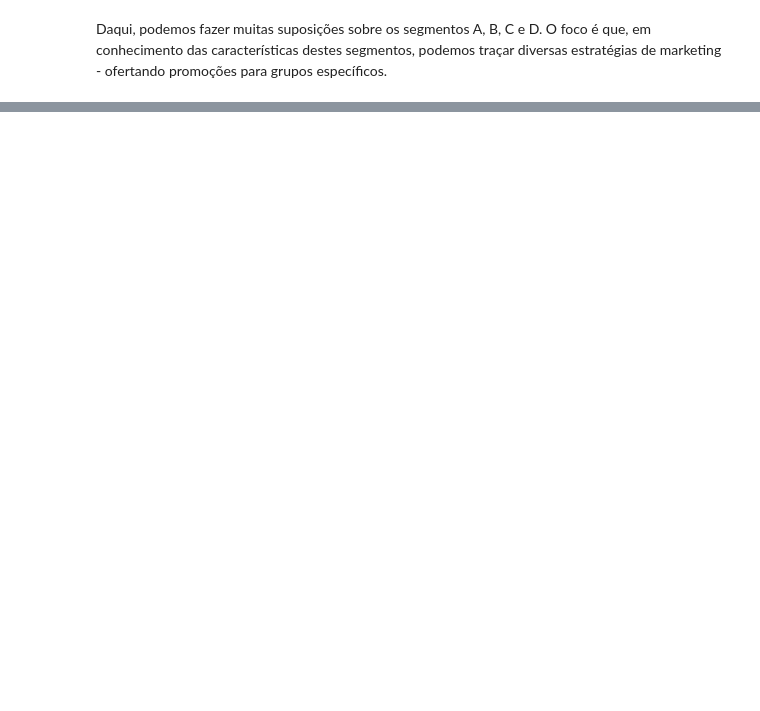
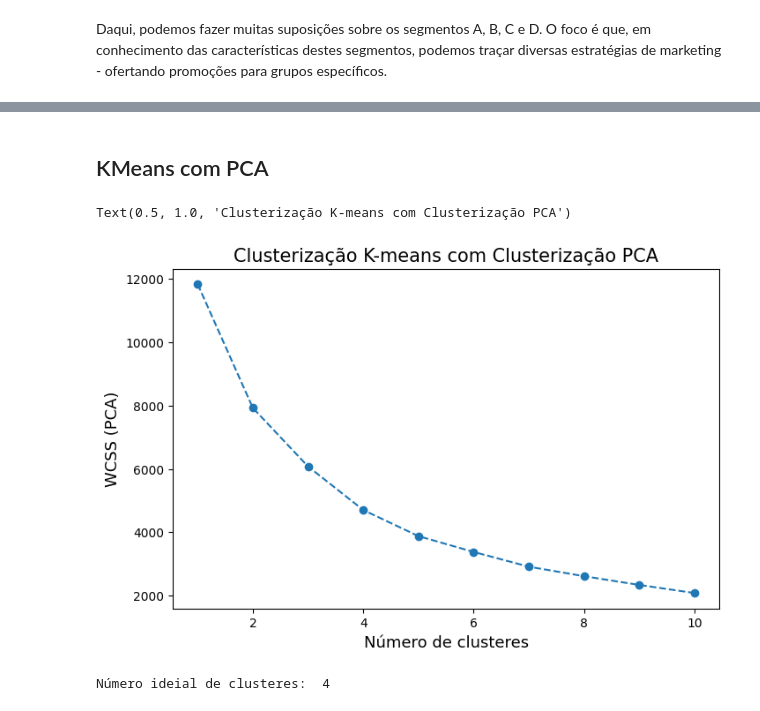
Before and after one commit to MarkfySoftware/markfy-datascience, a Jupyter notebook: MarfkyAI.ipynb, the cells around one changed output, grey strips where cells are left out. Drawn from its saved outputs; the diff is of its cells as text; code cells hidden in the pictures; blank space fills up the shorter version.

```diff
--- a/MarfkyAI.ipynb
+++ b/MarfkyAI.ipynb
@@ -164,0 +173,3 @@ Daqui, podemos fazer muitas suposições sobre os segmentos A, B, C e D. O foco
+# %%
+pca = PCA()
+pca.fit(scaled_customer)
@@ -164,0 +178,3 @@ Daqui, podemos fazer muitas suposições sobre os segmentos A, B, C e D. O foco
+# %%
+pca= PCA(n_components =3)
+pca.fit(scaled_customer)
@@ -164,0 +183,3 @@ Daqui, podemos fazer muitas suposições sobre os segmentos A, B, C e D. O foco
+# %%
+scores_pca = pca.transform(scaled_customer)
+scores_pca
@@ -164,0 +194,24 @@ Daqui, podemos fazer muitas suposições sobre os segmentos A, B, C e D. O foco
+# %% [markdown]
+## KMeans com PCA
+# %%
+wcss_pca =  {}
+for i in range(1, 11):
+    kmeans_pca = KMeans(n_clusters =i, init = 'k-means++', random_state= 42)
+    kmeans_pca.fit(scores_pca)
+    wcss_pca[i] = kmeans_pca.inertia_
+# %%
+plt.figure(figsize =(8,5))
+plt.plot(list(wcss_pca.keys()), list(wcss_pca.values()),  marker = 'o', linestyle = '--' )
+
+plt.xlabel('Número de clusteres', fontsize = 13)
+plt.ylabel('WCSS (PCA)', fontsize = 13)
+plt.title('Clusterização K-means com Clusterização PCA', fontsize = 15)
+# %% [output]
+Text(0.5, 1.0, 'Clusterização K-means com Clusterização PCA')
+[figure, added]
+# %%
+x, y = list(wcss_pca.keys()), list(wcss_pca.values())
+kn = KneeLocator(x, y, curve='convex', direction='decreasing')
+print('Número ideial de clusteres: ', kn.knee)
+# %% [output]
+Número ideial de clusteres:  4
```
Also changed, not shown: parts of 9 cells of this notebook.
